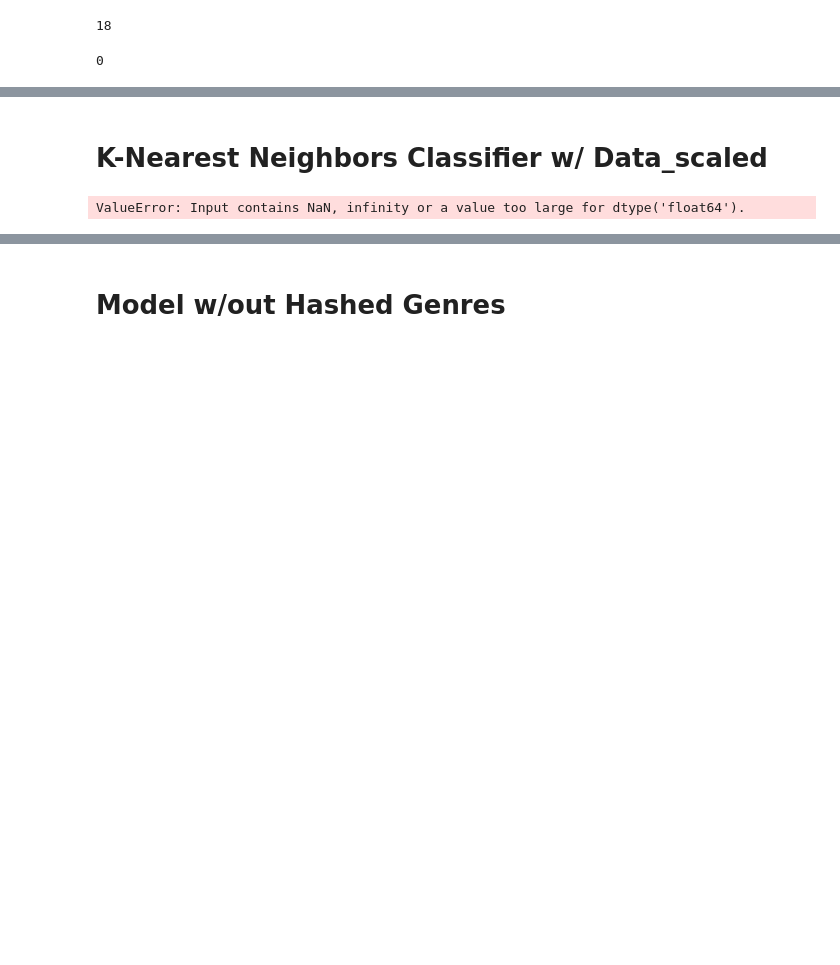
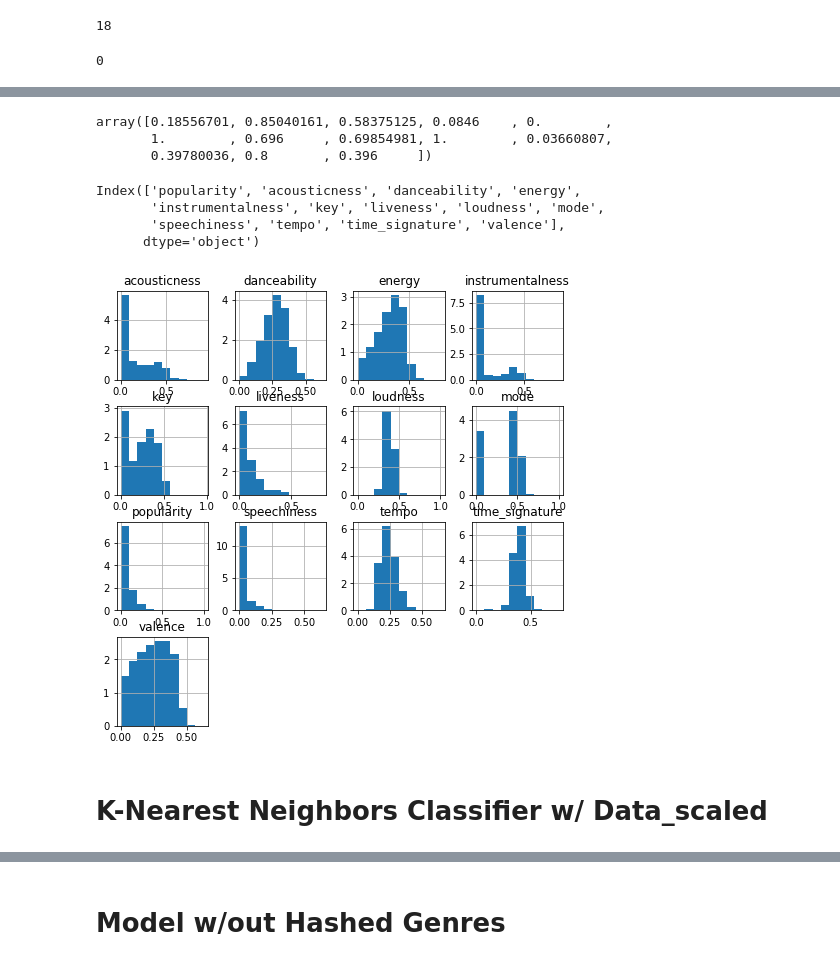
Before and after one commit to BloomTech-Labs/Music-Meteorologist-ds, a Jupyter notebook: model_notebooks/knn_model_v3_with_genre_filtering.ipynb, the cells around one changed output, grey strips where cells are left out. Drawn from its saved outputs; the diff is of its cells as text; code cells hidden in the pictures; blank space fills up the shorter version.

```diff
--- a/model_notebooks/knn_model_v3_with_genre_filtering.ipynb
+++ b/model_notebooks/knn_model_v3_with_genre_filtering.ipynb
@@ -64,9 +64,3 @@ X.head()
 | 3 | 0kq75szR7uDEYrZkT2c4Ry | 21 | 1 | 0.348000 | Jorge Negrete | 0.361 | 173573.0 | 0.483 | ... |
 | 4 | 2HyFpkX9J7vv3OZNDaraHZ | 1 | 1 | 0.340000 | Tiger Lou | 0.533 | 318467.0 | 0.302 | ... |
 5 rows × 70 columns
-# %%
-# dropping unnecessary columns
-X = X.drop(["songid","artist","track", "duration_ms","genres","genres_stripped", "availability"], axis=1)
-
-# checking that they're dropped
-X.shape
@@ -264,0 +121,6 @@ Name: 189355, Length: 70, dtype: object
+# %%
+# dropping unnecessary columns
+X = X.drop(["songid","artist","track", "duration_ms","genres","genres_stripped"], axis=1)
+
+# checking that they're dropped
+X.shape
@@ -265,3 +196,27 @@ Name: 189355, Length: 70, dtype: object
+# %%
+data_scaled[7]
+# %% [output]
+array([0.18556701, 0.85040161, 0.58375125, 0.0846    , 0.        ,
+       1.        , 0.696     , 0.69854981, 1.        , 0.03660807,
+       0.39780036, 0.8       , 0.396     ])
+# %%
+columns_for_normalization = columns_for_scaling
+# %%
+columns_for_normalization
+# %% [output]
+Index(['popularity', 'acousticness', 'danceability', 'energy',
+       'instrumentalness', 'key', 'liveness', 'loudness', 'mode',
+       'speechiness', 'tempo', 'time_signature', 'valence'],
+      dtype='object')
+# %%
+normalizer = Normalizer()
+data_normalized = normalizer.fit_transform(data_scaled)
+# %%
+# Valence isn't scaled appropriately
+# will have to scale before normalizing
+pd.DataFrame(data_normalized,columns=columns_for_normalization).hist(figsize=(8,8), normed=True);
+# %% [output]
+[figure, added]
 # %% [markdown]
 # K-Nearest Neighbors Classifier w/ Data_scaled
 # %%
@@ -269,8 +224,6 @@ Name: 189355, Length: 70, dtype: object
 knn1 = NearestNeighbors(n_neighbors=100,algorithm='kd_tree',leaf_size=10, n_jobs=-1)
 
 # fitting model
-model_1 = knn1.fit(data_scaled)
+model_1 = knn1.fit(data_normalized)
-# %% [output]
-ValueError: Input contains NaN, infinity or a value too large for dtype('float64').
 # %%
 # running model to test output
```
Also changed, not shown: parts of 54 cells of this notebook, 1 other file.
